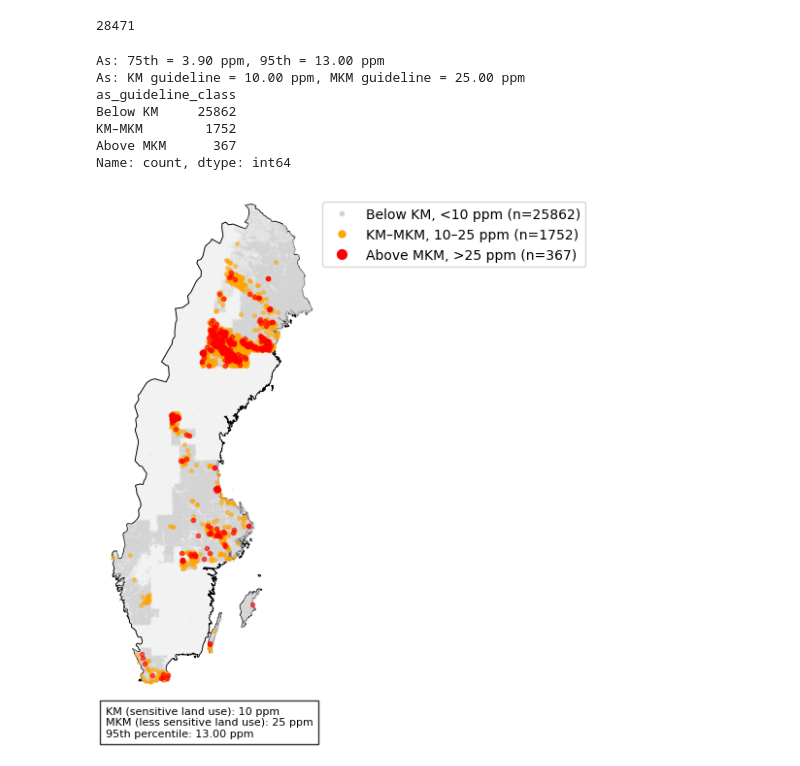
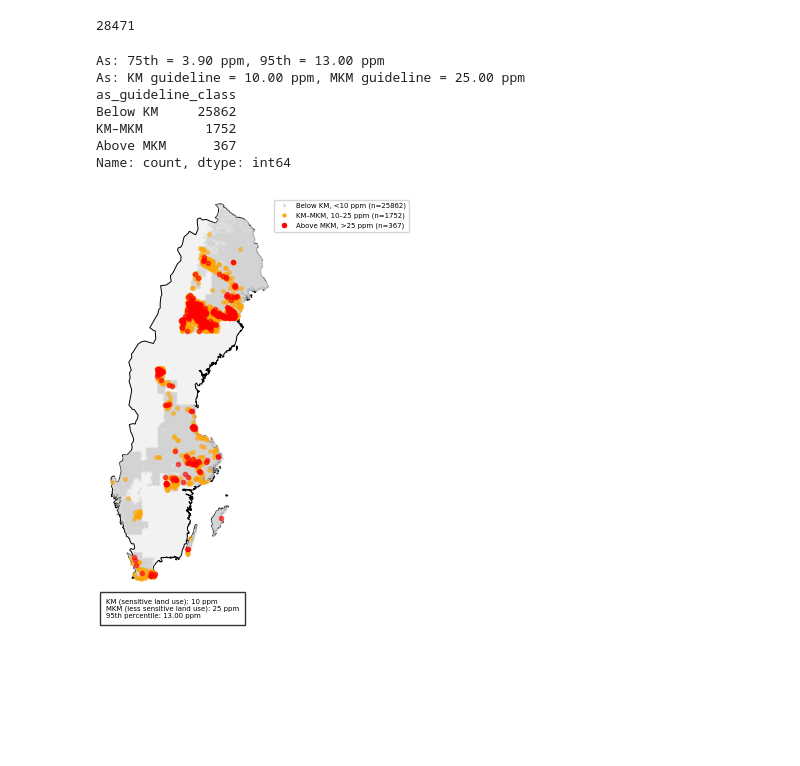
Before and after one commit to M-Tuy/GeoChem-DataLab, a Jupyter notebook: notebooks/arsenic.ipynb, the cells around one changed output. Drawn from its saved outputs; the diff is of its cells as text; code cells hidden in the pictures; blank space fills up the shorter version.

```diff
--- a/notebooks/arsenic.ipynb
+++ b/notebooks/arsenic.ipynb
@@ -136,7 +136,7 @@ print(df_markgeodata["as_guideline_class"].value_counts())
 # ==============================================================
 # Map: Arsenic vs. Naturvårdsverket guideline values
 # ==============================================================
-fig, ax = plt.subplots(figsize=(4.5, 6))
+fig, ax = plt.subplots(figsize=(3, 5))
 sweden.plot(ax=ax, edgecolor="black", facecolor="#f2f2f2", linewidth=0.7)
 below_km.plot(ax=ax, color="lightgrey", markersize=0.4, alpha=0.25)
 km_mkm.plot(ax=ax, color="orange", markersize=7, alpha=0.5)
@@ -149,43 +149,43 @@ ax.set_ylim(miny - pad, maxy + pad)
 legend_elements = [
     mlines.Line2D([0], [0], marker="o", color="w",
                   label=f"Below KM, <{AS_KM:.0f} ppm (n={len(below_km)})",
-                  markerfacecolor="lightgrey", markersize=5),
+                  markerfacecolor="lightgrey", markersize=3),
     mlines.Line2D([0], [0], marker="o", color="w",
                   label=f"KM–MKM, {AS_KM:.0f}–{AS_MKM:.0f} ppm (n={len(km_mkm)})",
-                  markerfacecolor="orange", markersize=7),
+                  markerfacecolor="orange", markersize=4),
     mlines.Line2D([0], [0], marker="o", color="w",
                   label=f"Above MKM, >{AS_MKM:.0f} ppm (n={len(above_mkm)})",
-                  markerfacecolor="red", markersize=9)
+                  markerfacecolor="red", markersize=5)
 ]
 ax.legend(handles=legend_elements, loc="upper left", bbox_to_anchor=(1.0, 1.0),
-          borderaxespad=0.3, fontsize=10, frameon=True)
+          borderaxespad=0.15, fontsize=5, frameon=True)
 ax.set_axis_off()
 ax.text(
     0.0, -0.035,
     f"KM (sensitive land use): {AS_KM:.0f} ppm\n"
     f"MKM (less sensitive land use): {AS_MKM:.0f} ppm\n"
     f"95th percentile: {as_p95:.2f} ppm",
     transform=ax.transAxes,
-    fontsize=8,
+    fontsize=5,
     va="top",
     ha="left",
     bbox=dict(facecolor="white", alpha=0.8, edgecolor="black")
 )
 plt.tight_layout()
 fig.savefig(
     r"C:/Projects/GeoChem-DataLab/results/arsenic_guideline_screening_map.png",
     dpi=300, bbox_inches="tight"
 )
 plt.show()
 # %% [output]
 As: 75th = 3.90 ppm, 95th = 13.00 ppm
 As: KM guideline = 10.00 ppm, MKM guideline = 25.00 ppm
 as_guideline_class
 Below KM     25862
 KM–MKM        1752
 Above MKM      367
 Name: count, dtype: int64
-[figure, old version]
+[figure, new version]
 # %%
 df_markgeodata.head()
 # %% [output]
```
Also changed, not shown: 1 other file.
